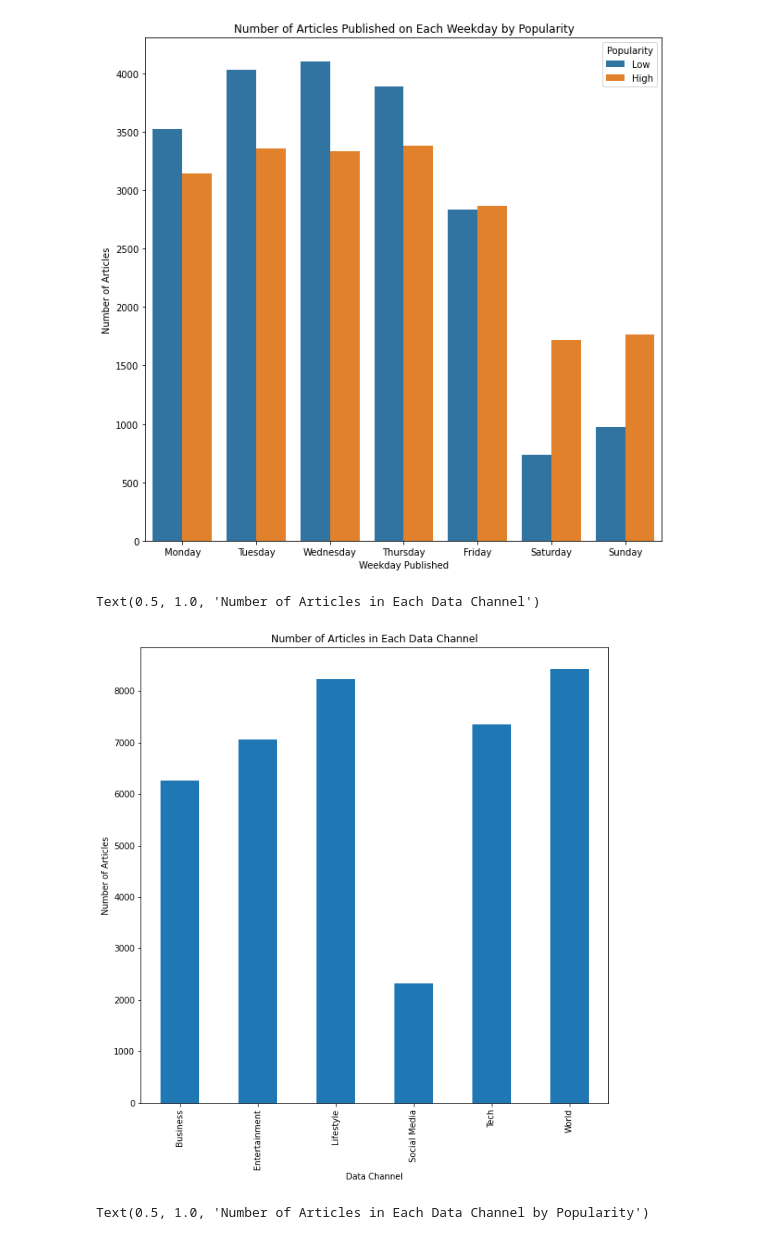
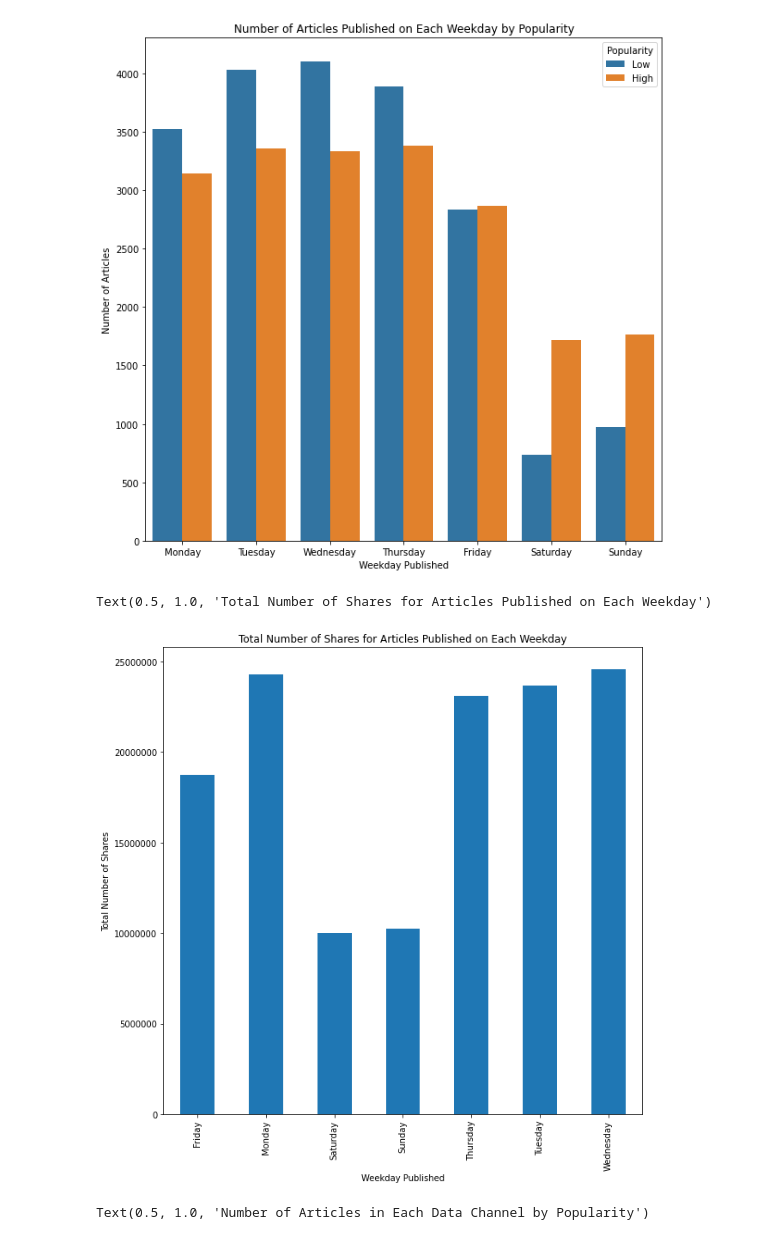
Before and after one commit to matthiasronnau/BANA-273-Term-Project, a Jupyter notebook: BANA-273 Term Project.ipynb, the cells around one changed output. Saved outputs shown, nothing was run; the diff lists cells and outputs as text; code cells hidden in the pictures.

Commit message:
Change exploration graph

```diff
--- a/BANA-273 Term Project.ipynb
+++ b/BANA-273 Term Project.ipynb
@@ -191,15 +191,16 @@ plt.title("Number of Articles Published on Each Weekday by Popularity")
 Text(0.5, 1.0, 'Number of Articles Published on Each Weekday by Popularity')
 [figure]
 # %%
-#Number of articles in each data channel
+#Number of shares for articles published on each weekday
 plt.figure(figsize = (10, 10))
-data.groupby("data_channel").size().plot.bar()
-plt.xlabel("Data Channel")
-plt.ylabel("Number of Articles")
-plt.title("Number of Articles in Each Data Channel")
+plt.ticklabel_format(style = "plain")
+data.groupby("day_of_week")["shares"].sum().plot.bar()
+plt.xlabel("Weekday Published")
+plt.ylabel("Total Number of Shares")
+plt.title("Total Number of Shares for Articles Published on Each Weekday")
 # %% [output]
-Text(0.5, 1.0, 'Number of Articles in Each Data Channel')
+Text(0.5, 1.0, 'Total Number of Shares for Articles Published on Each Weekday')
-[figure, old version]
+[figure, new version]
 # %%
 #Number of articles in each data channel by popularity
 plt.figure(figsize = (10, 10))
```
Also changed, not shown: parts of 1 cell of this notebook.
